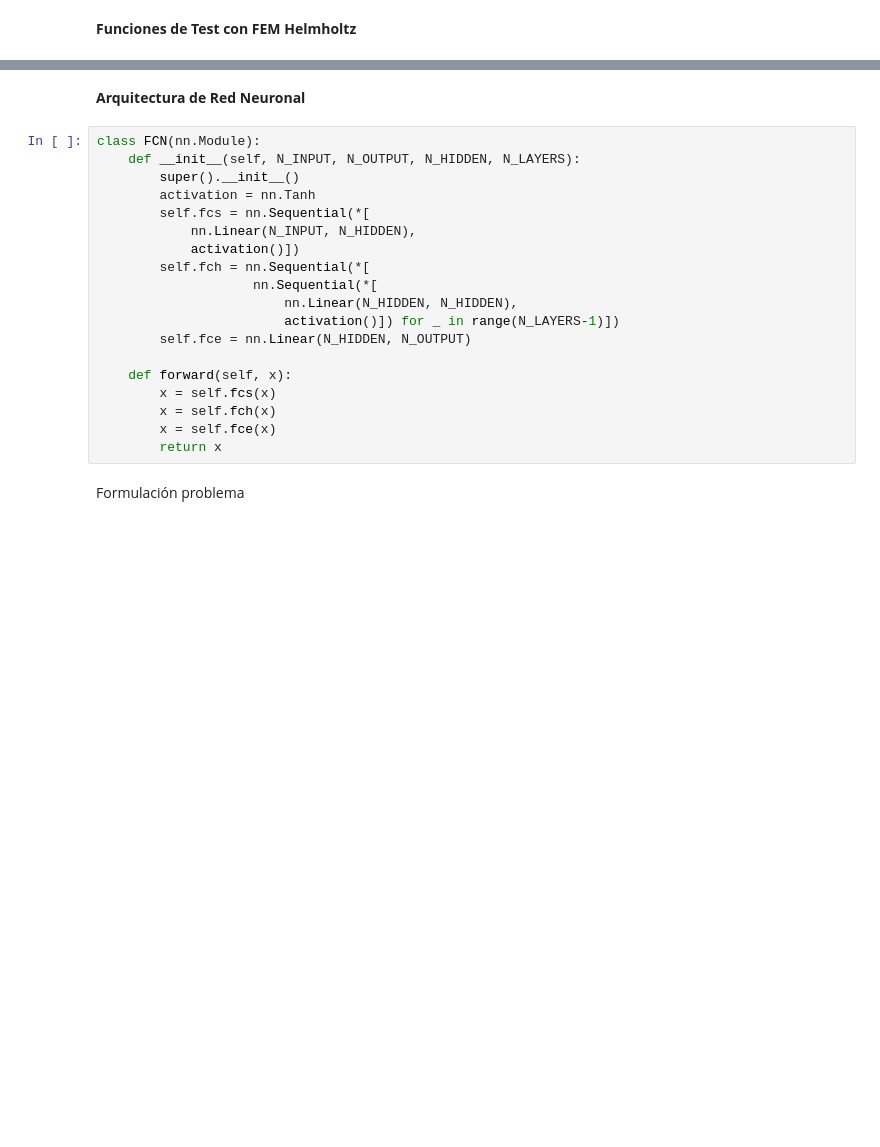
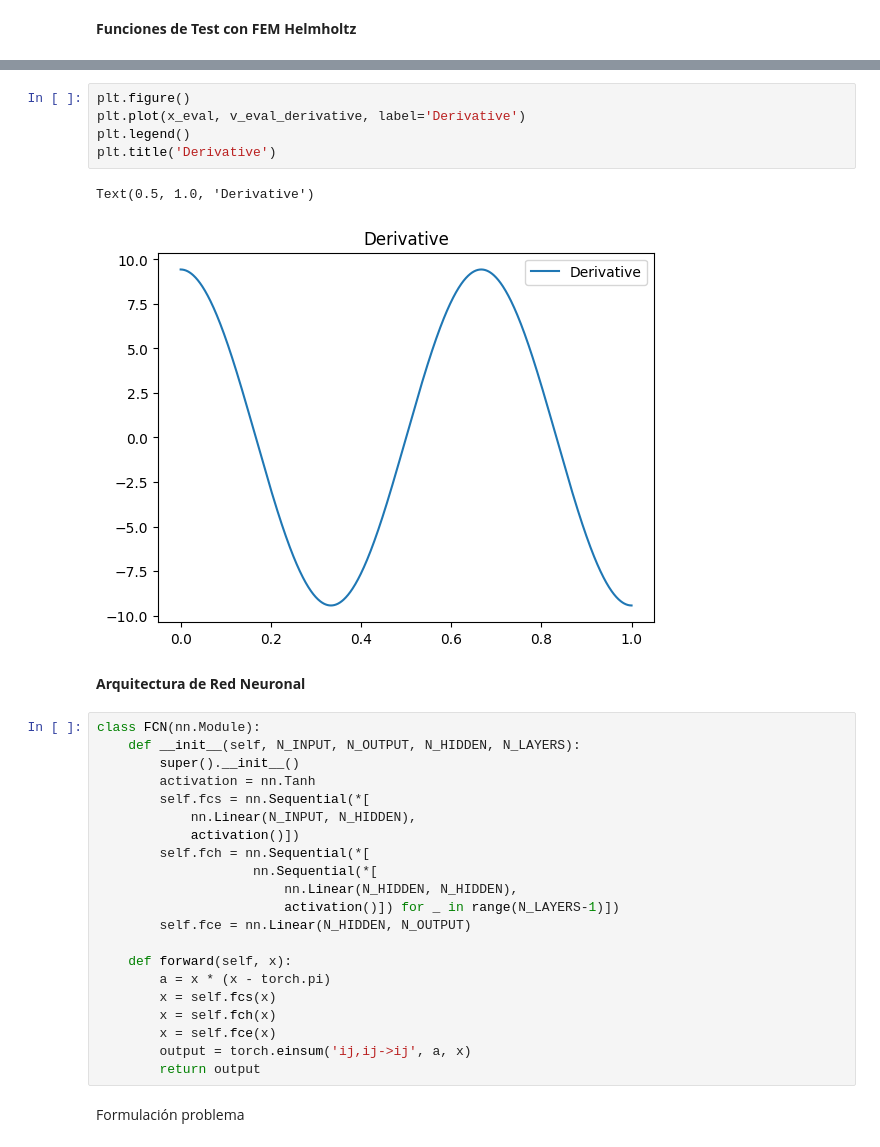
Before and after one commit to jpaguilarc99/PIML-EDP, a Jupyter notebook: vpinn/VPINN.ipynb, the cells around one changed output, grey strips where cells are left out. Saved outputs shown, nothing was run; the diff lists cells and outputs as text; blank space fills up the shorter version.

```diff
--- a/vpinn/VPINN.ipynb
+++ b/vpinn/VPINN.ipynb
@@ -128,3 +131,11 @@ plt.plot(x, vecs_comp[:, 8], ".k")
+# %%
+plt.figure()
+plt.plot(x_eval, v_eval_derivative, label='Derivative')
+plt.legend()
+plt.title('Derivative')
+# %% [output]
+Text(0.5, 1.0, 'Derivative')
+[figure, added]
 # %% [markdown]
 **Arquitectura de Red Neuronal**
 # %%
@@ -142,10 +153,12 @@ class FCN(nn.Module):
         self.fce = nn.Linear(N_HIDDEN, N_OUTPUT)
 
     def forward(self, x):
+        a = x * (x - torch.pi)
         x = self.fcs(x)
         x = self.fch(x)
         x = self.fce(x)
-        return x
+        output = torch.einsum('ij,ij->ij', a, x)
+        return output
 # %% [markdown]
 Formulación problema
 # %%
```
Also changed, not shown: parts of 7 cells of this notebook.
